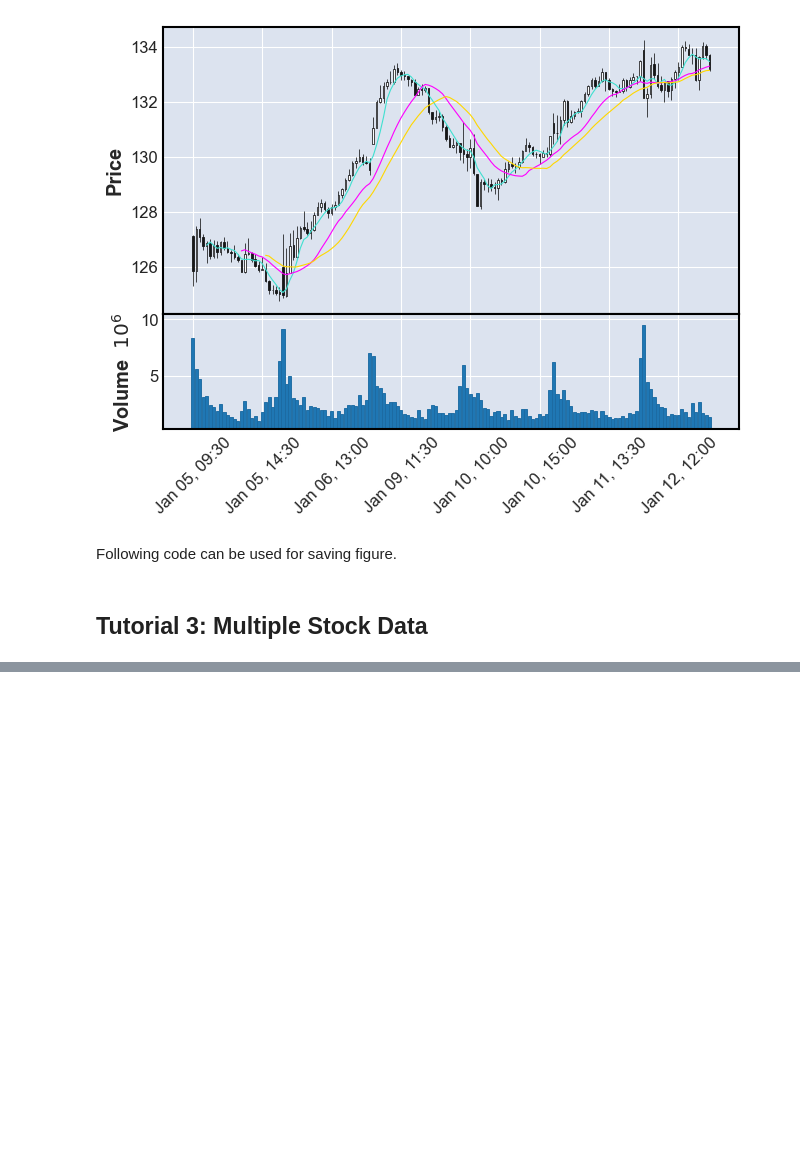
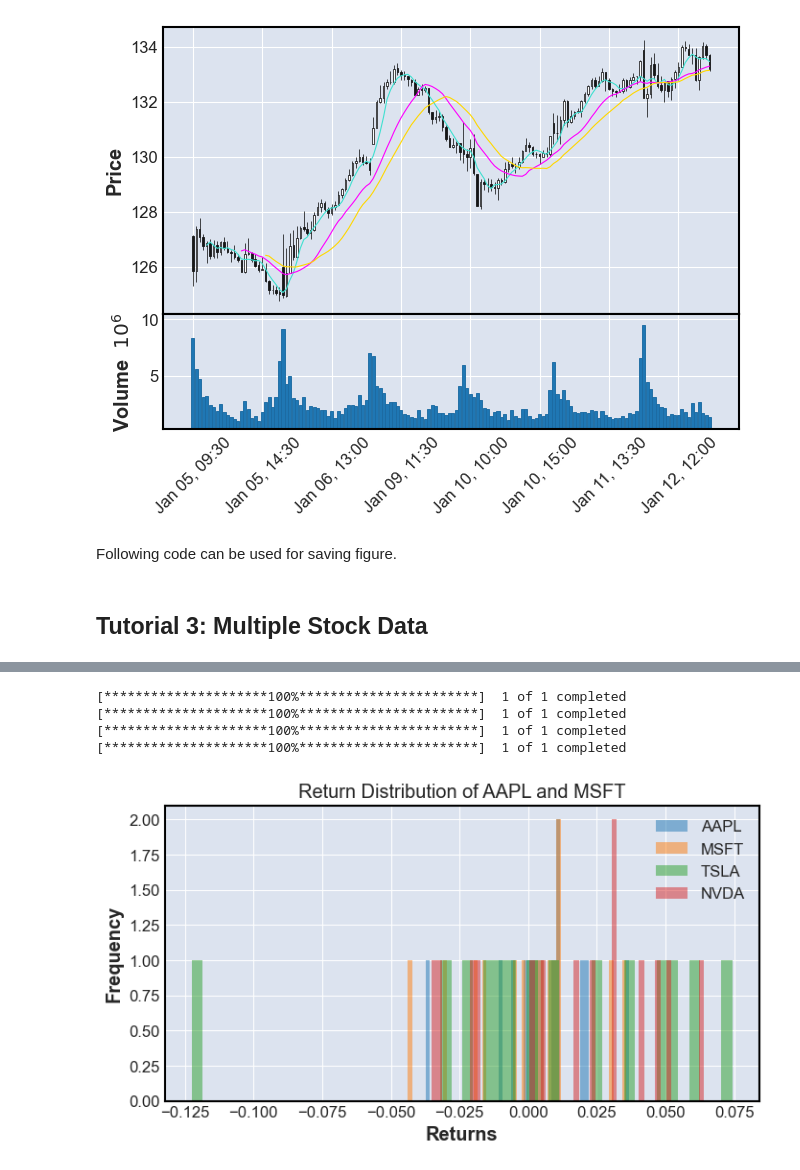
Before and after one commit to bilalonur/financial-visualization, a Jupyter notebook: finance-visualization.ipynb, the cells around one changed output, grey strips where cells are left out. Cells and saved outputs as stored; diff of their text form; code cells hidden in the pictures; blank space fills up the shorter version.

```diff
--- a/finance-visualization.ipynb
+++ b/finance-visualization.ipynb
@@ -361,0 +443,44 @@ stock_data = yf.download(stock_symbol, start=start_date, end=end_date, interval
+# %%
+import yfinance as yf
+import matplotlib.pyplot as plt
+
+# Download historical stock data for AAPL and MSFT
+aapl = yf.download("AAPL", period="15d")
+msft = yf.download("MSFT", period="15d")
+tsla = yf.download("TSLA", period="15d")
+nvda = yf.download("NVDA", period="15d")
+
+# calculate returns
+aapl_returns = aapl['Close'].pct_change()
+msft_returns = msft['Close'].pct_change()
+tsla_returns = tsla['Close'].pct_change()
+nvda_returns = nvda['Close'].pct_change()
+
+# create a figure and axis
+fig, ax = plt.subplots(figsize=(8,4))
+
+# plot return distributions
+ax.hist(aapl_returns, bins=50, alpha=0.5, label='AAPL')
+ax.hist(msft_returns, bins=50, alpha=0.5, label='MSFT')
+ax.hist(tsla_returns, bins=50, alpha=0.5, label='TSLA')
+ax.hist(nvda_returns, bins=50, alpha=0.5, label='NVDA')
+
+# add grid lines
+ax.grid(True)
+
+# add legend
+ax.legend()
+
+# add title and axis labels
+ax.set_title('Return Distribution of AAPL and MSFT')
+ax.set_xlabel('Returns')
+ax.set_ylabel('Frequency')
+
+# show the plot
+plt.show()
+# %% [output]
+[*********************100%***********************]  1 of 1 completed
+[*********************100%***********************]  1 of 1 completed
+[*********************100%***********************]  1 of 1 completed
+[*********************100%***********************]  1 of 1 completed
+[figure, added]
```
Also changed, not shown: parts of 7 cells of this notebook.
